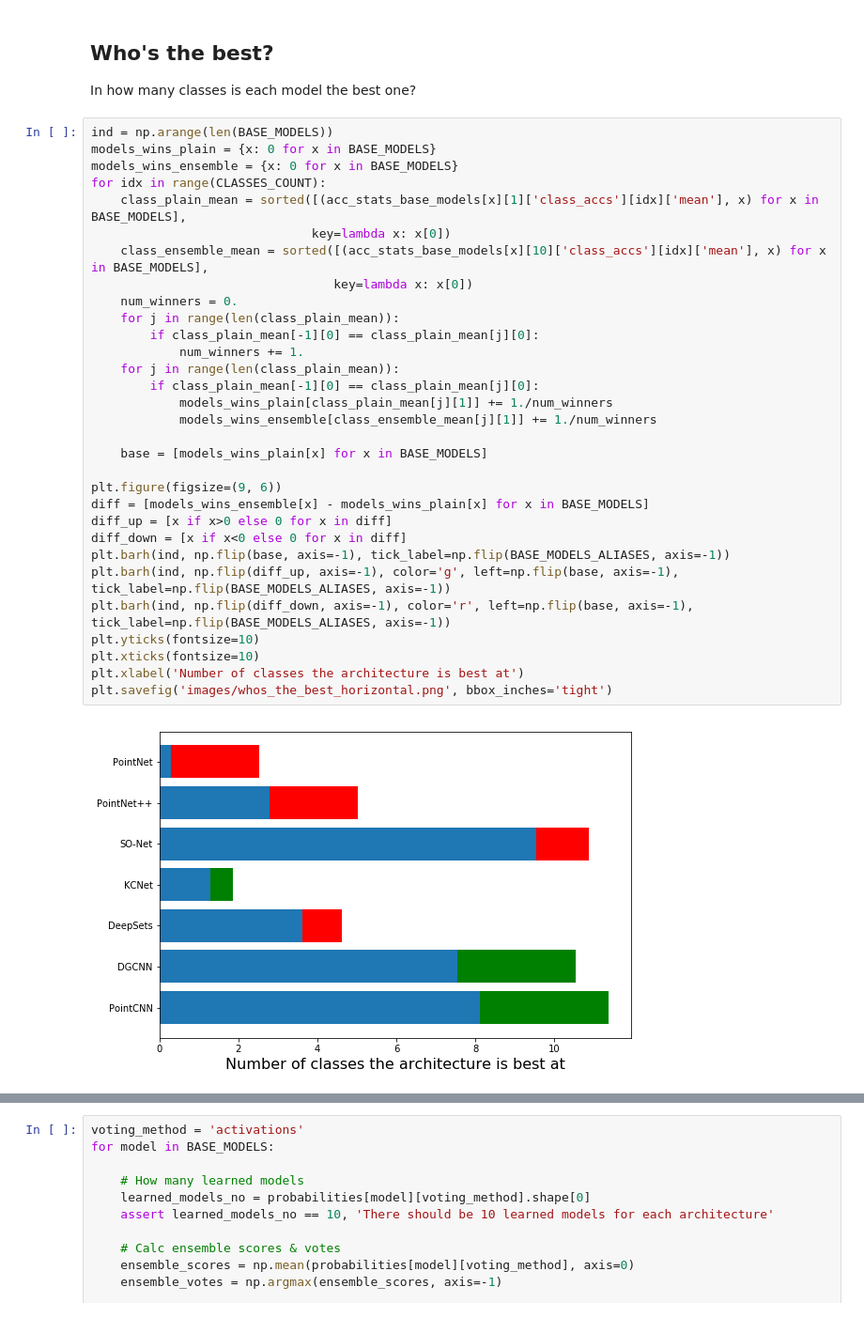
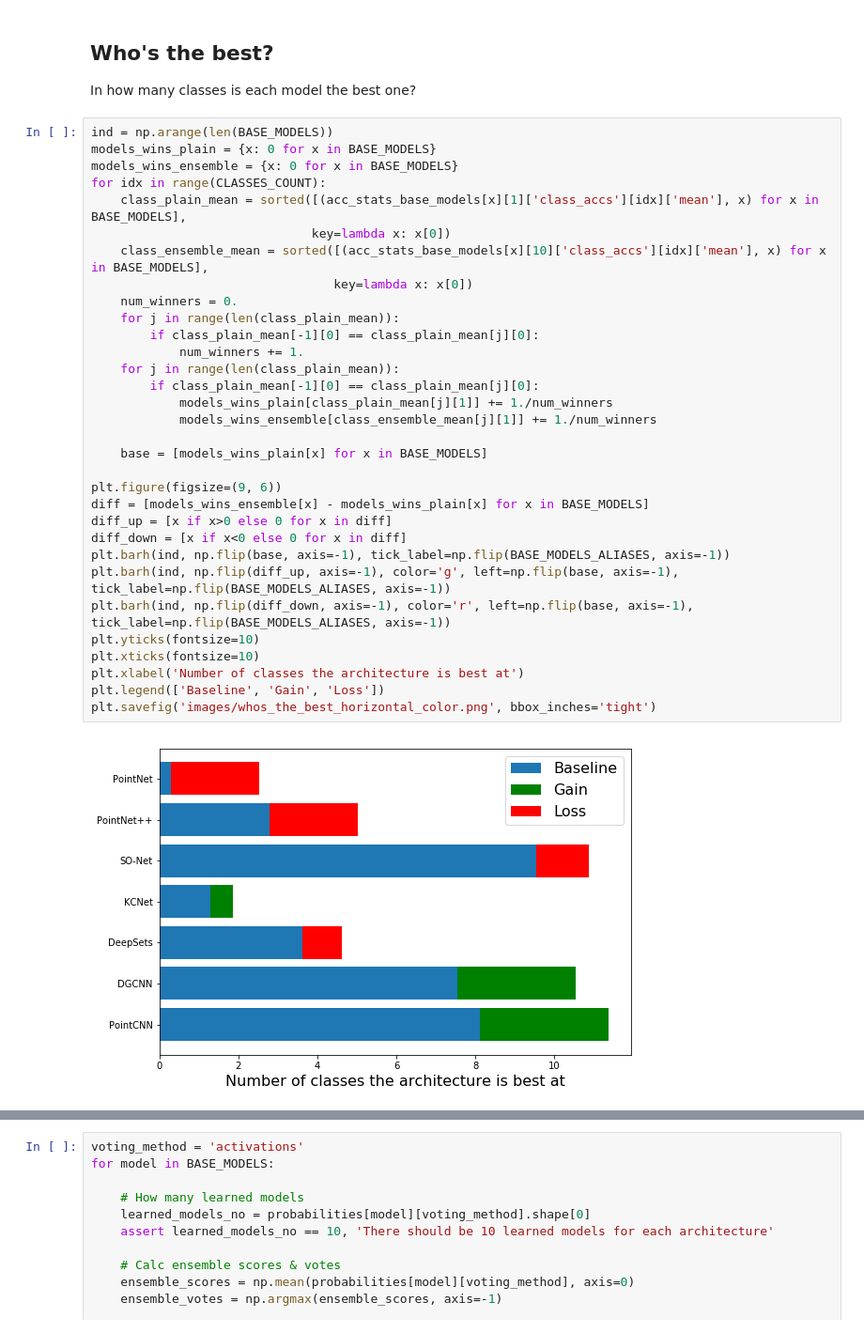
Before and after one commit to dkoguciuk/ensemble_learning_for_point_clouds, a Jupyter notebook: 3_1_simple_ensemble.ipynb, the cells around one changed output, grey strips where cells are left out. Shown at 94% size. Cells and saved outputs as stored; diff of their text form.

```diff
--- a/3_1_simple_ensemble.ipynb
+++ b/3_1_simple_ensemble.ipynb
@@ -603,32 +567,33 @@ In how many classes is each model the best one?
 ind = np.arange(len(BASE_MODELS))
 models_wins_plain = {x: 0 for x in BASE_MODELS}
 models_wins_ensemble = {x: 0 for x in BASE_MODELS}
 for idx in range(CLASSES_COUNT):
     class_plain_mean = sorted([(acc_stats_base_models[x][1]['class_accs'][idx]['mean'], x) for x in BASE_MODELS],
                               key=lambda x: x[0])
     class_ensemble_mean = sorted([(acc_stats_base_models[x][10]['class_accs'][idx]['mean'], x) for x in BASE_MODELS],
                                  key=lambda x: x[0])
     num_winners = 0.
     for j in range(len(class_plain_mean)):
         if class_plain_mean[-1][0] == class_plain_mean[j][0]:
             num_winners += 1.
     for j in range(len(class_plain_mean)):
         if class_plain_mean[-1][0] == class_plain_mean[j][0]:
             models_wins_plain[class_plain_mean[j][1]] += 1./num_winners
             models_wins_ensemble[class_ensemble_mean[j][1]] += 1./num_winners
 
     base = [models_wins_plain[x] for x in BASE_MODELS]
 
 plt.figure(figsize=(9, 6))
 diff = [models_wins_ensemble[x] - models_wins_plain[x] for x in BASE_MODELS]
 diff_up = [x if x>0 else 0 for x in diff]
 diff_down = [x if x<0 else 0 for x in diff]
 plt.barh(ind, np.flip(base, axis=-1), tick_label=np.flip(BASE_MODELS_ALIASES, axis=-1))
 plt.barh(ind, np.flip(diff_up, axis=-1), color='g', left=np.flip(base, axis=-1), tick_label=np.flip(BASE_MODELS_ALIASES, axis=-1))
 plt.barh(ind, np.flip(diff_down, axis=-1), color='r', left=np.flip(base, axis=-1), tick_label=np.flip(BASE_MODELS_ALIASES, axis=-1))
 plt.yticks(fontsize=10)
 plt.xticks(fontsize=10)
 plt.xlabel('Number of classes the architecture is best at')
-plt.savefig('images/whos_the_best_horizontal.png', bbox_inches='tight')
+plt.legend(['Baseline', 'Gain', 'Loss'])
+plt.savefig('images/whos_the_best_horizontal_color.png', bbox_inches='tight')
 # %% [output]
-[figure, old version]
+[figure, new version]
```
Also changed, not shown: parts of 7 cells of this notebook, 3 other files.
